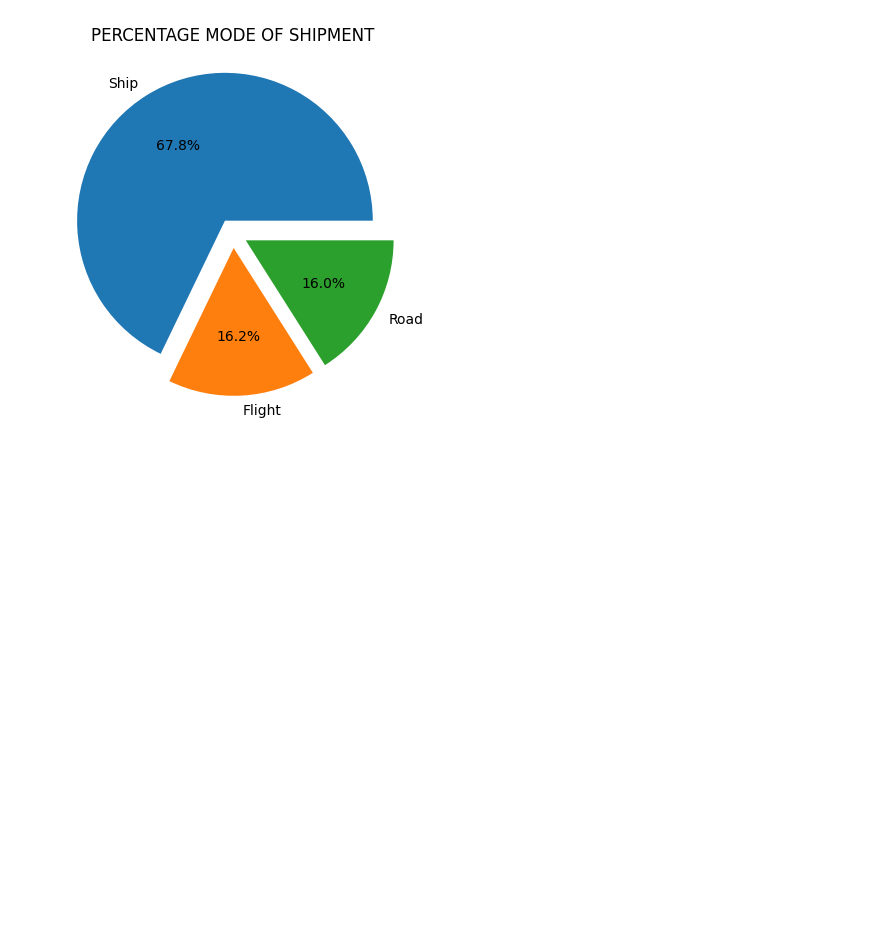
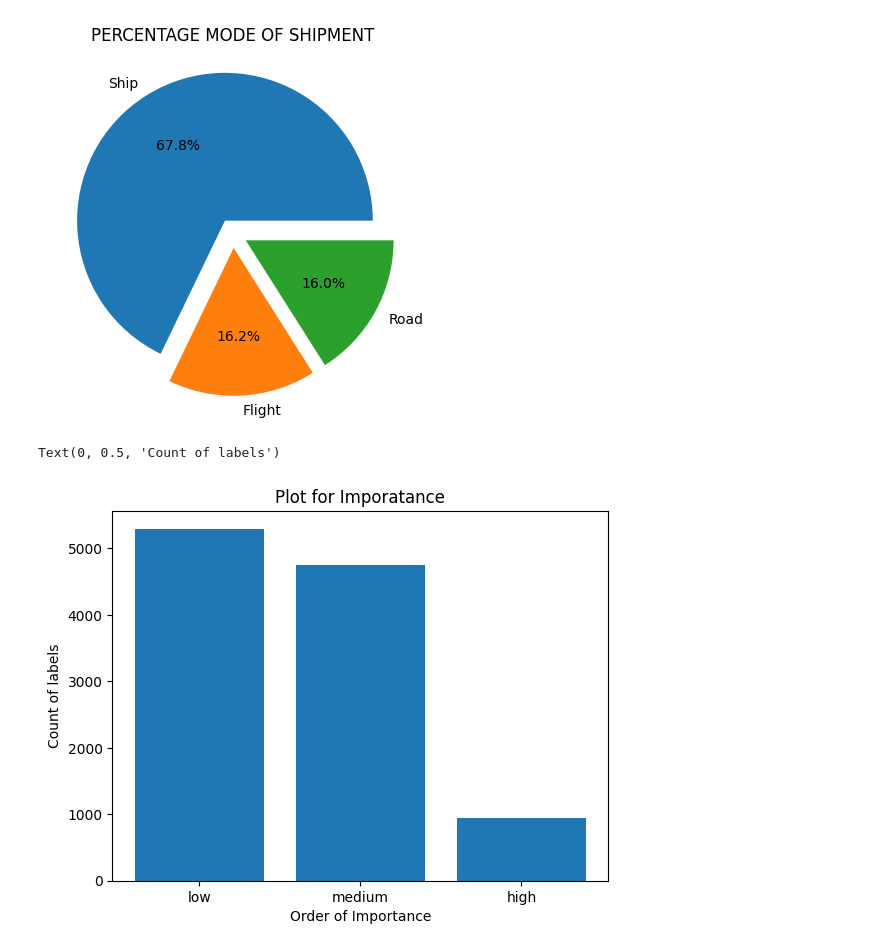
Before and after one commit to aswinpushkar11/ECommerce-Shipping-Data, a Jupyter notebook: classification.ipynb, the cells around one changed output. Drawn from its saved outputs; the diff is of its cells as text; code cells hidden in the pictures; blank space fills up the shorter version.

```diff
--- a/classification.ipynb
+++ b/classification.ipynb
@@ -113,3 +113,11 @@ plt.title('PERCENTAGE MODE OF SHIPMENT')
 # %% [output]
 Text(0.5, 1.0, 'PERCENTAGE MODE OF SHIPMENT')
 [figure]
+# %%
+plt.bar(train_df.Product_importance.unique(),train_df.Product_importance.value_counts())
+plt.title('Plot for Imporatance')
+plt.xlabel('Order of Importance')
+plt.ylabel('Count of labels')
+# %% [output]
+Text(0, 0.5, 'Count of labels')
+[figure, added]
```
Also changed, not shown: parts of 13 cells of this notebook.
